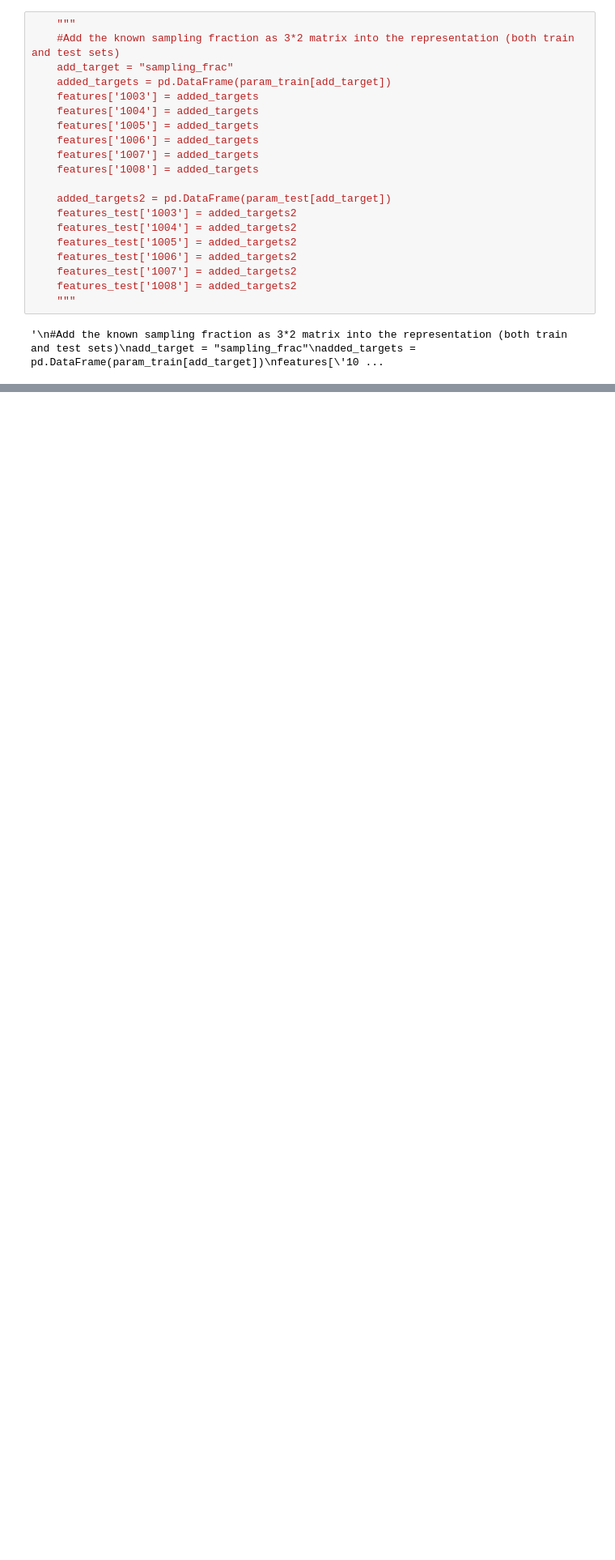
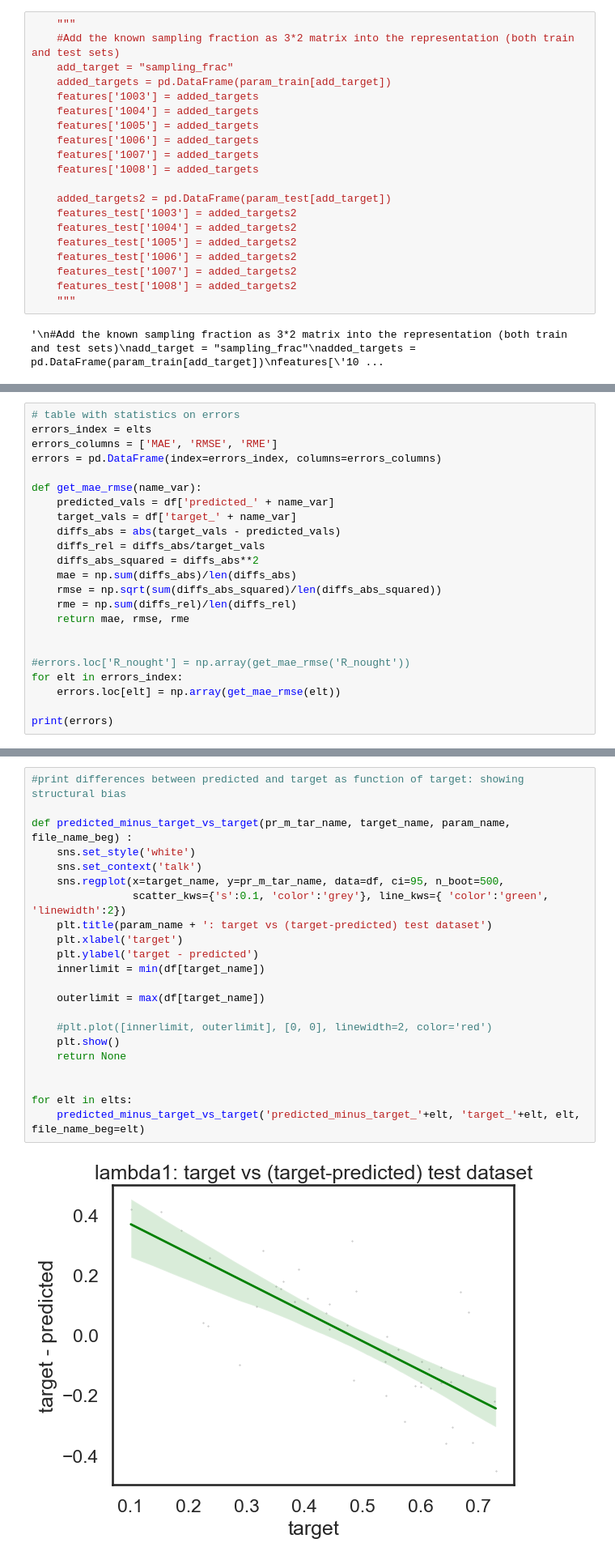
Before and after one commit to Mattia-Colbertaldo/PhyloML, a Jupyter notebook: Mattia.ipynb, the cells around one changed output, grey strips where cells are left out. Shown at 81% size. Cells and saved outputs as stored; diff of their text form; blank space fills up the shorter version.

```diff
--- a/Mattia.ipynb
+++ b/Mattia.ipynb
@@ -317,0 +465,23 @@ print(features_test.shape)
+# %%
+# table with statistics on errors
+errors_index = elts
+errors_columns = ['MAE', 'RMSE', 'RME']
+errors = pd.DataFrame(index=errors_index, columns=errors_columns)
+
+def get_mae_rmse(name_var):
+    predicted_vals = df['predicted_' + name_var]
+    target_vals = df['target_' + name_var]
+    diffs_abs = abs(target_vals - predicted_vals)
+    diffs_rel = diffs_abs/target_vals
+    diffs_abs_squared = diffs_abs**2
+    mae = np.sum(diffs_abs)/len(diffs_abs)
+    rmse = np.sqrt(sum(diffs_abs_squared)/len(diffs_abs_squared))
+    rme = np.sum(diffs_rel)/len(diffs_rel)
+    return mae, rmse, rme
+
+
+#errors.loc['R_nought'] = np.array(get_mae_rmse('R_nought'))
+for elt in errors_index:
+    errors.loc[elt] = np.array(get_mae_rmse(elt))
+
+print(errors)
@@ -317,0 +502,24 @@ print(features_test.shape)
+# %%
+#print differences between predicted and target as function of target: showing structural bias
+
+def predicted_minus_target_vs_target(pr_m_tar_name, target_name, param_name, file_name_beg) :
+    sns.set_style('white')
+    sns.set_context('talk')
+    sns.regplot(x=target_name, y=pr_m_tar_name, data=df, ci=95, n_boot=500,
+                scatter_kws={'s':0.1, 'color':'grey'}, line_kws={ 'color':'green', 'linewidth':2})
+    plt.title(param_name + ': target vs (target-predicted) test dataset')
+    plt.xlabel('target')
+    plt.ylabel('target - predicted')
+    innerlimit = min(df[target_name])
+
+    outerlimit = max(df[target_name])
+
+    #plt.plot([innerlimit, outerlimit], [0, 0], linewidth=2, color='red')
+    plt.show()
+    return None
+
+
+for elt in elts:
+    predicted_minus_target_vs_target('predicted_minus_target_'+elt, 'target_'+elt, elt, file_name_beg=elt)
+# %% [output]
+[figure, added]
```
Also changed, not shown: parts of 17 cells of this notebook, 8 other files.
